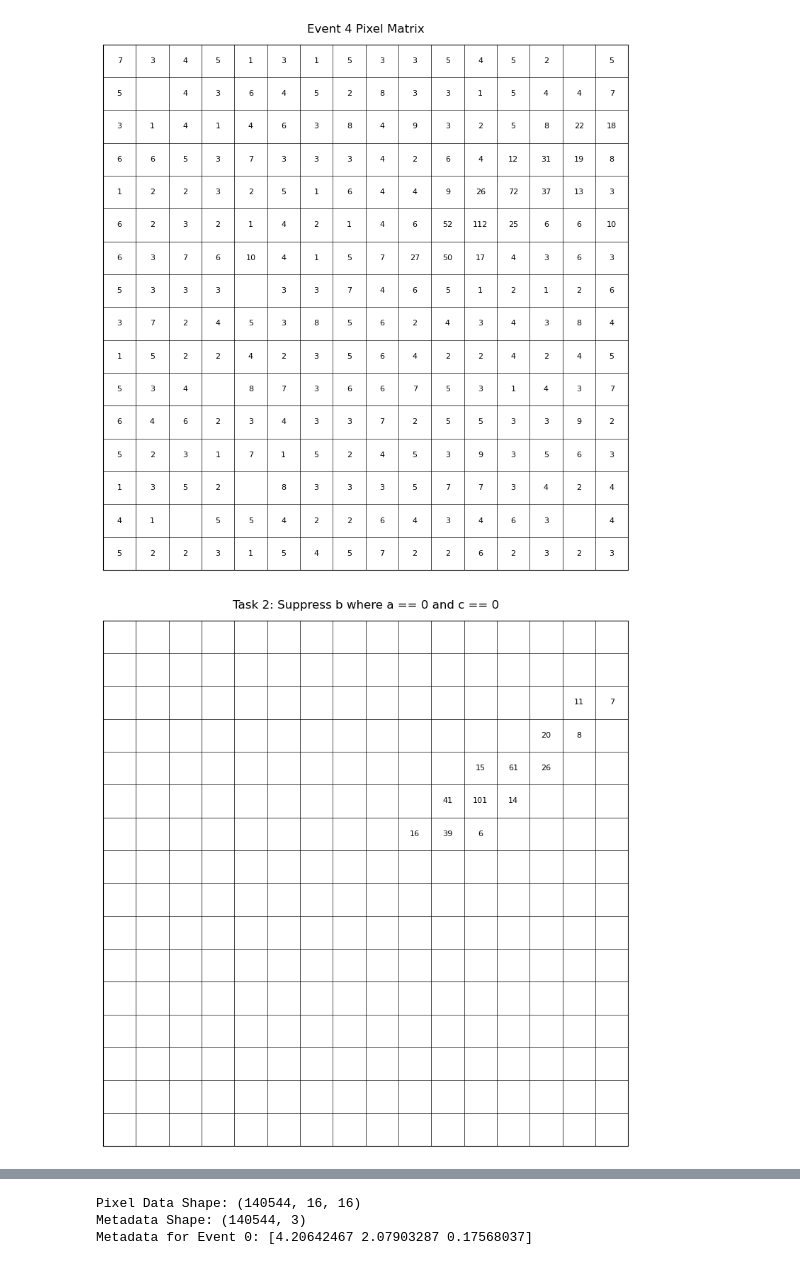
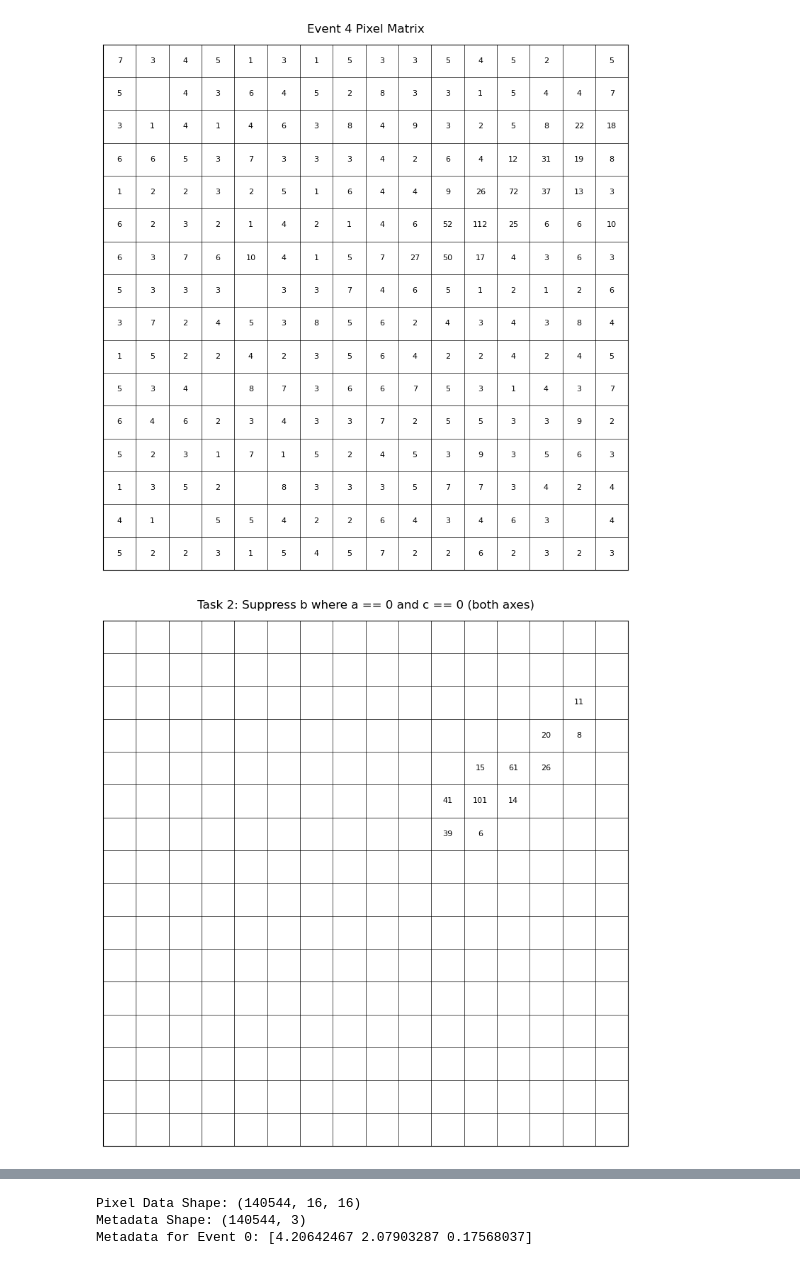
Before and after one commit to Abhimanyu5100/Gapd_camera_gamma_ray_detection, a Jupyter notebook: data_processing.ipynb, the cells around one changed output, grey strips where cells are left out. Saved outputs shown, nothing was run; the diff lists cells and outputs as text; code cells hidden in the pictures.

```diff
--- a/data_processing.ipynb
+++ b/data_processing.ipynb
@@ -470,17 +470,29 @@ plot_pixel_matrix(pixels, "Event 4 Pixel Matrix")
 [figure]
 # %%
 task2_pixels = step2_pixels.copy()
+
+# Horizontal check (as you already have)
 for i in range(16):
-    for j in range(1, 15):  # skip edges to avoid index error
+    for j in range(1, 15):  # skip edges
         a = task2_pixels[i, j - 1]
         b = task2_pixels[i, j]
         c = task2_pixels[i, j + 1]
         if a == 0 and c == 0:
             task2_pixels[i, j] = 0
 
-plot_pixel_matrix(task2_pixels, "Task 2: Suppress b where a == 0 and c == 0")
+# Vertical check (new)
+for i in range(1, 15):  # skip edges
+    for j in range(16):
+        a = task2_pixels[i - 1, j]
+        b = task2_pixels[i, j]
+        c = task2_pixels[i + 1, j]
+        if a == 0 and c == 0:
+            task2_pixels[i, j] = 0
+
+# Plot the result
+plot_pixel_matrix(task2_pixels, "Task 2: Suppress b where a == 0 and c == 0 (both axes)")
 # %% [output]
-[figure, old version]
+[figure, new version]
 # %%
 def plot_pixel_matrix_with_cg(matrix, title):
     fig, ax = plt.subplots(figsize=(8, 8))
```
Also changed, not shown: parts of 6 cells of this notebook.
